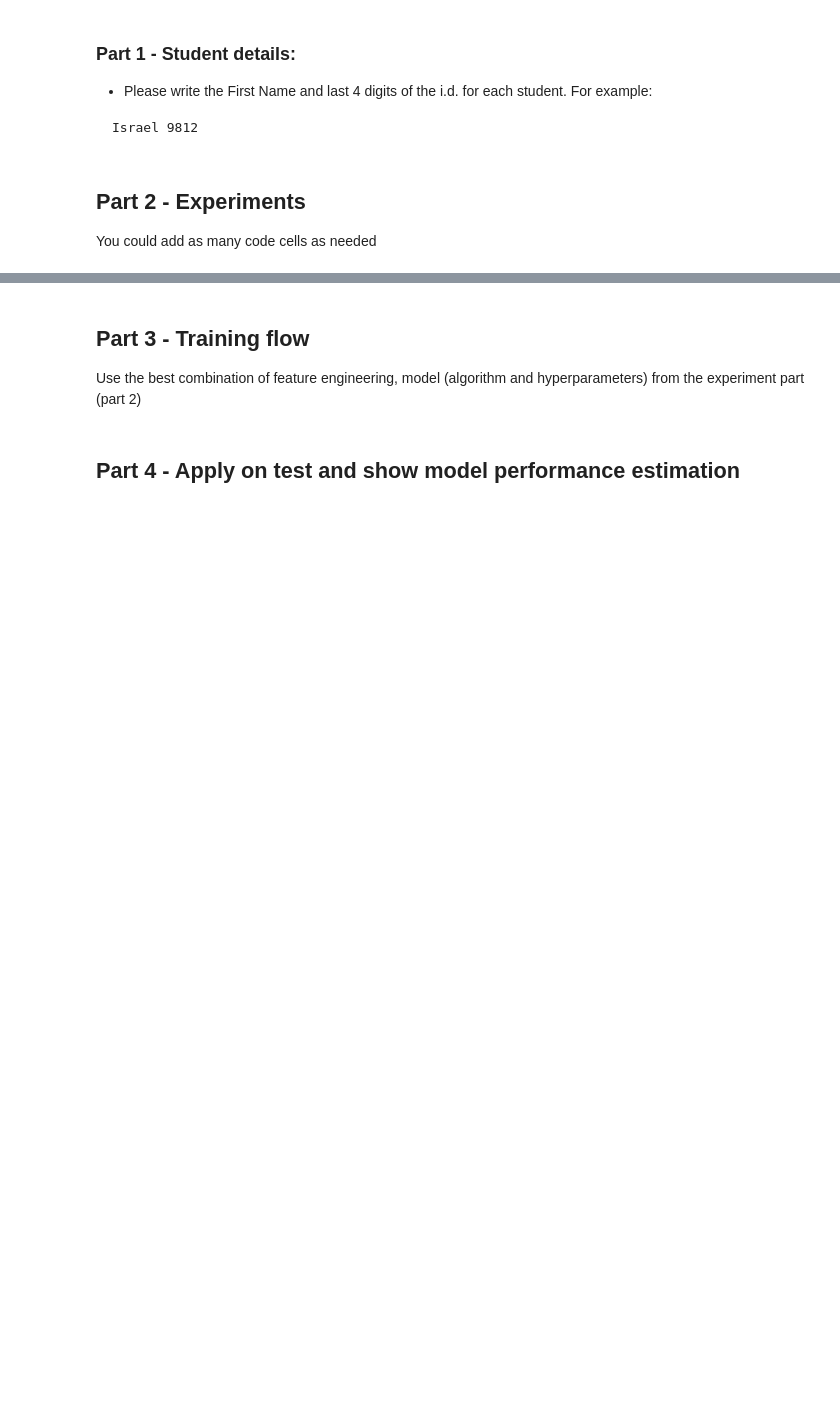
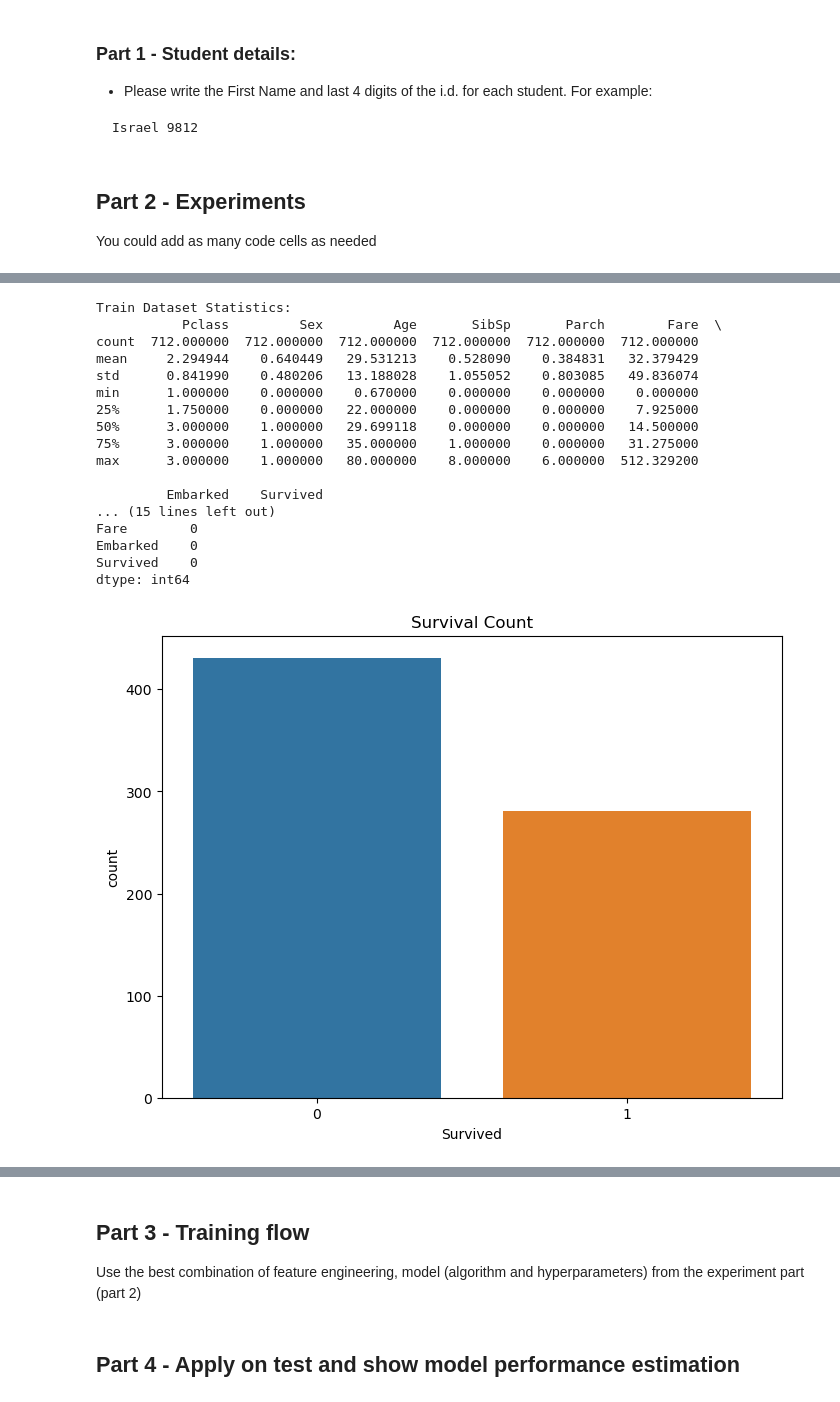
Before and after one commit to yotam4h/ML-Assignment-2, a Jupyter notebook: Assignment2_supervised_learning_flow.ipynb, the cells around one changed output, grey strips where cells are left out. Drawn from its saved outputs; the diff is of its cells as text; code cells hidden in the pictures; blank space fills up the shorter version.

```diff
--- a/Assignment2_supervised_learning_flow.ipynb
+++ b/Assignment2_supervised_learning_flow.ipynb
@@ -16,0 +28,9 @@ You could add as many code cells as needed
+# %%
+# Load datasets
+train_df = pd.read_csv('data/titanic_train.csv')
+test_df = pd.read_csv('data/titanic_test.csv')
+
+# Print the first 5 rows of the datasets
+print(train_df.head(5))
+print()
+print(test_df.head(5))
@@ -16,0 +51,64 @@ You could add as many code cells as needed
+# %%
+# Basic statistics
+print("\nTrain Dataset Statistics:")
+print(train_df.describe())
+
+# Check for missing values
+print("\nMissing values in Train Dataset:")
+print(train_df.isnull().sum())
+
+# Visualizations
+# Survival Count
+plt.figure(figsize=(8, 6))
+sns.countplot(data=train_df, x='Survived')
+plt.title('Survival Count')
+plt.show()
+
+# Age Distribution
+plt.figure(figsize=(8, 6))
+sns.histplot(data=train_df, x='Age', kde=True)
+plt.title('Age Distribution')
+plt.show()
+
+# Fare Distribution
+plt.figure(figsize=(8, 6))
+sns.histplot(data=train_df, x='Fare', kde=True)
+plt.title('Fare Distribution')
+plt.show()
+
+# Survival by Class
+plt.figure(figsize=(8, 6))
+sns.countplot(data=train_df, x='Pclass', hue='Survived')
+plt.title('Survival by Class')
+plt.show()
+
+# Survival by Sex
+plt.figure(figsize=(8, 6))
+sns.countplot(data=train_df, x='Sex', hue='Survived')
+plt.title('Survival by Sex')
+plt.show()
+
+# Survival by Embarked
+plt.figure(figsize=(8, 6))
+sns.countplot(data=train_df, x='Embarked', hue='Survived')
+plt.title('Survival by Embarked')
+plt.show()
+# %% [output]
+Train Dataset Statistics:
+           Pclass         Sex         Age       SibSp       Parch        Fare  \
+count  712.000000  712.000000  712.000000  712.000000  712.000000  712.000000
+mean     2.294944    0.640449   29.531213    0.528090    0.384831   32.379429
+std      0.841990    0.480206   13.188028    1.055052    0.803085   49.836074
+min      1.000000    0.000000    0.670000    0.000000    0.000000    0.000000
+25%      1.750000    0.000000   22.000000    0.000000    0.000000    7.925000
+50%      3.000000    1.000000   29.699118    0.000000    0.000000   14.500000
+75%      3.000000    1.000000   35.000000    1.000000    0.000000   31.275000
+max      3.000000    1.000000   80.000000    8.000000    6.000000  512.329200
+
+         Embarked    Survived
+... (15 lines left out)
+Fare        0
+Embarked    0
+Survived    0
+dtype: int64
+[figure, added]
```
Also changed, not shown: parts of 21 cells of this notebook, 9 other files.
